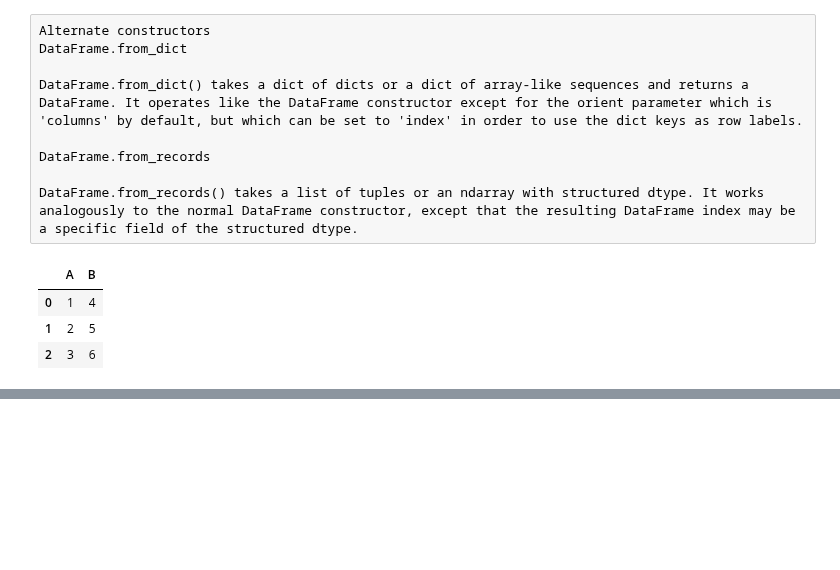
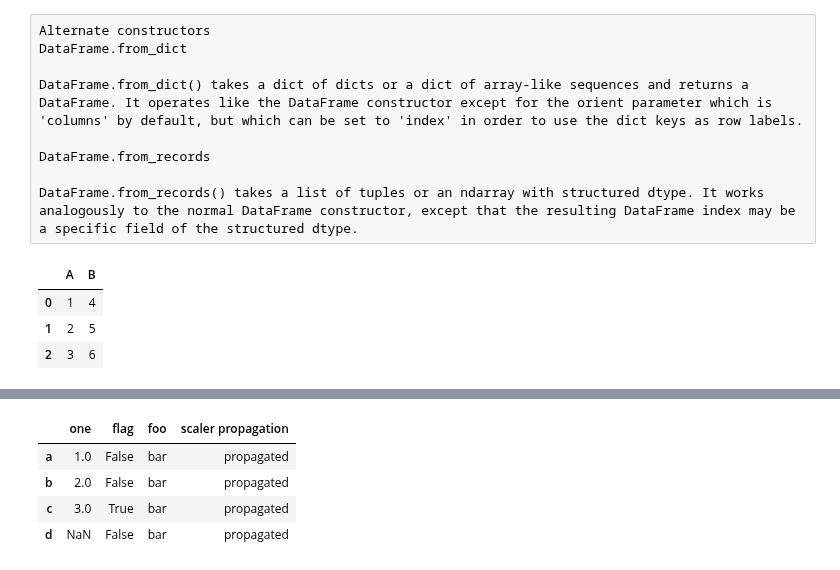
Before and after one commit to manasesmutembei11/ML, a Jupyter notebook: pandas/data_structures_intro.ipynb, the cells around one changed output, grey strips where cells are left out. Saved outputs shown, nothing was run; the diff lists cells and outputs as text; code cells hidden in the pictures; blank space fills up the shorter version.

```diff
--- a/pandas/data_structures_intro.ipynb
+++ b/pandas/data_structures_intro.ipynb
@@ -185,0 +211,5 @@ data
+# %%
+#Popping or deleting columns
+del df["two"]
+three = df.pop("three")
+df
@@ -185,0 +222,10 @@ data
+# %%
+# Inserting a scalar value will naturally be propagated to fill the column
+df["scaler propagation"] = "propagated"
+df
+# %% [output]
+|  | one | flag | foo | scaler propagation |
+| a | 1.0 | False | bar | propagated |
+| b | 2.0 | False | bar | propagated |
+| c | 3.0 | True | bar | propagated |
+| d | NaN | False | bar | propagated |
```
Also changed, not shown: parts of 8 cells of this notebook.
